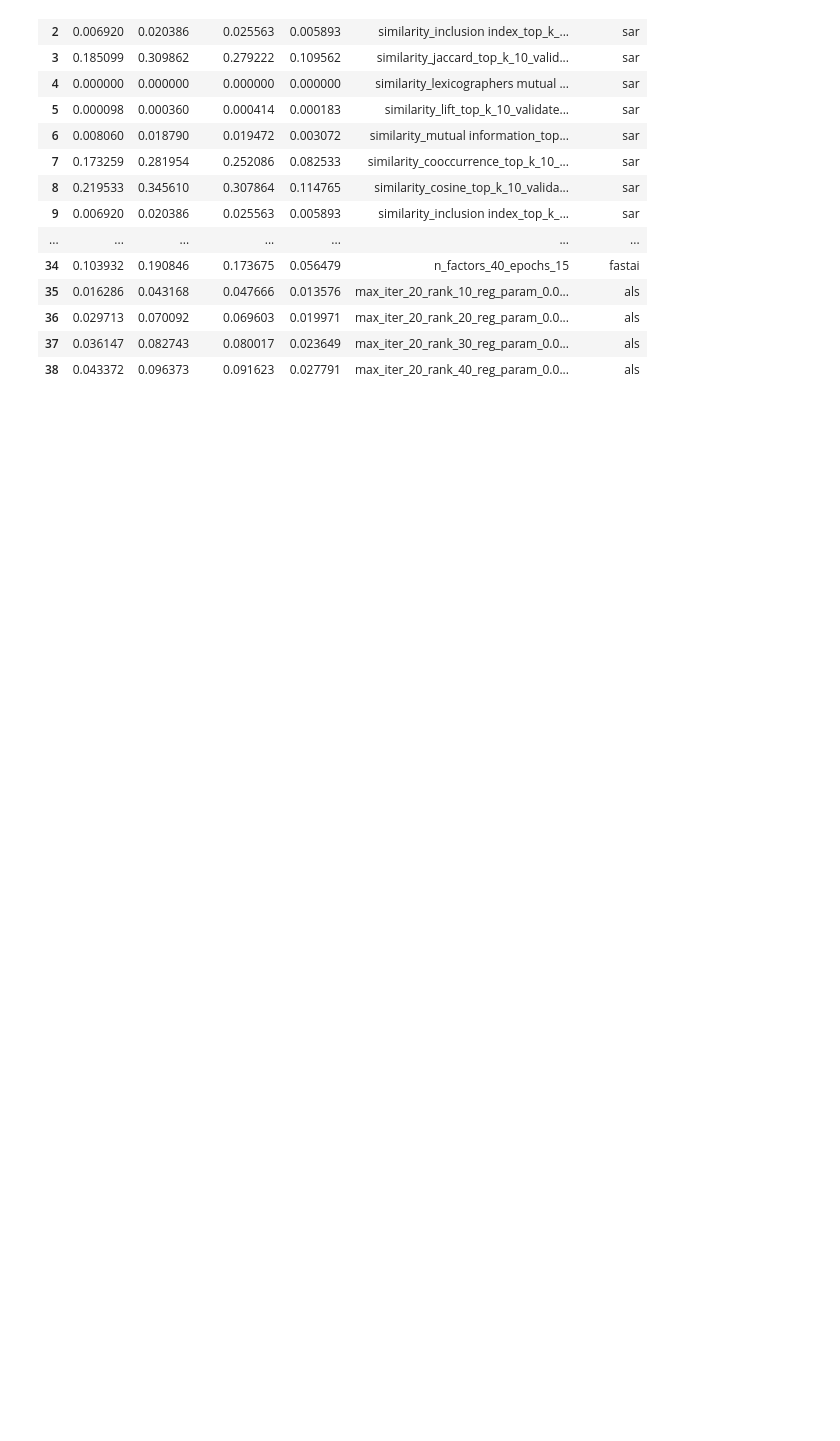
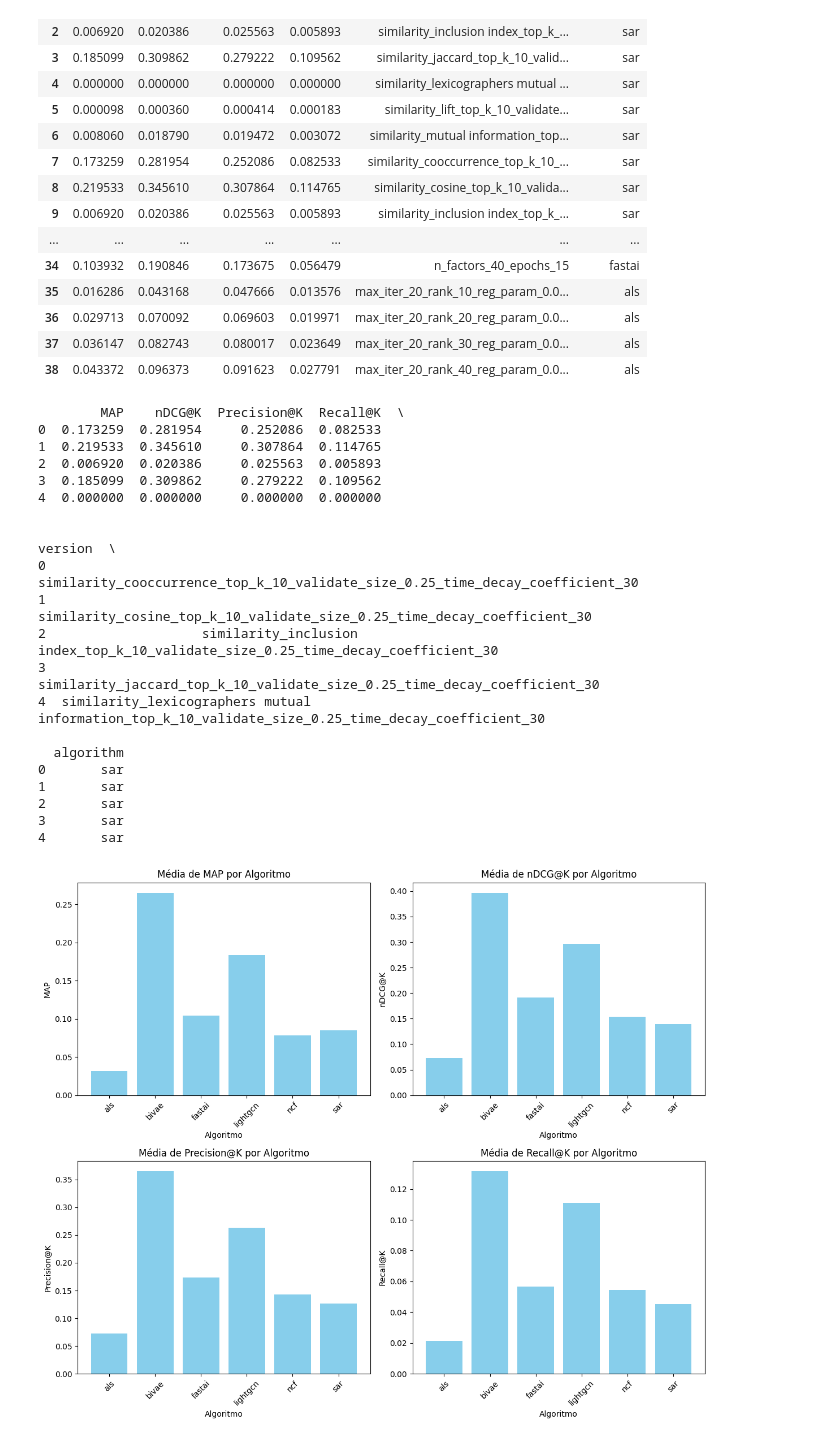
Before and after one commit to hygo2025/cdd-projeto-final, a Jupyter notebook: trabalho.ipynb, the cells around one changed output. Cells and saved outputs as stored; diff of their text form; code cells hidden in the pictures; blank space fills up the shorter version.

```diff
--- a/trabalho.ipynb
+++ b/trabalho.ipynb
@@ -1003,3 +1005,67 @@ full_results.head(100)
 | 36 | 0.029713 | 0.070092 | 0.069603 | 0.019971 | max_iter_20_rank_20_reg_param_0.0... | als |
 | 37 | 0.036147 | 0.082743 | 0.080017 | 0.023649 | max_iter_20_rank_30_reg_param_0.0... | als |
 | 38 | 0.043372 | 0.096373 | 0.091623 | 0.027791 | max_iter_20_rank_40_reg_param_0.0... | als |
+# %%
+import pandas as pd
+import matplotlib.pyplot as plt
+import numpy as np
+
+df = full_results
+
+# Exibe as 5 primeiras linhas para conferência
+print(df.head())
+
+metrics = ['MAP', 'nDCG@K', 'Precision@K', 'Recall@K']
+grouped = df.groupby('algorithm')[metrics].mean().reset_index()
+
+fig, axs = plt.subplots(2, 2, figsize=(12, 10))
+axs = axs.flatten()
+
+for i, metric in enumerate(metrics):
+    axs[i].bar(grouped['algorithm'], grouped[metric], color='skyblue')
+    axs[i].set_title(f"Média de {metric} por Algoritmo")
+    axs[i].set_xlabel("Algoritmo")
+    axs[i].set_ylabel(metric)
+    axs[i].tick_params(axis='x', rotation=45)
+
+plt.tight_layout()
+plt.show()
+
+fig, ax = plt.subplots(figsize=(10, 6))
+
+bar_width = 0.2
+x = np.arange(len(grouped['algorithm']))
+
+# Cria uma barra para cada métrica
+for i, metric in enumerate(metrics):
+    ax.bar(x + i * bar_width, grouped[metric], width=bar_width, label=metric)
+
+ax.set_xticks(x + bar_width * (len(metrics) - 1) / 2)
+ax.set_xticklabels(grouped['algorithm'], rotation=45)
+ax.set_ylabel("Valor")
+ax.set_title("Métricas médias por Algoritmo")
+ax.legend()
+plt.tight_layout()
+plt.show()
+# %% [output]
+        MAP    nDCG@K  Precision@K  Recall@K  \
+0  0.173259  0.281954     0.252086  0.082533
+1  0.219533  0.345610     0.307864  0.114765
+2  0.006920  0.020386     0.025563  0.005893
+3  0.185099  0.309862     0.279222  0.109562
+4  0.000000  0.000000     0.000000  0.000000
+
+                                                                                              version  \
+0                       similarity_cooccurrence_top_k_10_validate_size_0.25_time_decay_coefficient_30
+1                             similarity_cosine_top_k_10_validate_size_0.25_time_decay_coefficient_30
+2                    similarity_inclusion index_top_k_10_validate_size_0.25_time_decay_coefficient_30
+3                            similarity_jaccard_top_k_10_validate_size_0.25_time_decay_coefficient_30
+4  similarity_lexicographers mutual information_top_k_10_validate_size_0.25_time_decay_coefficient_30
+
+  algorithm
+0       sar
+1       sar
+2       sar
+3       sar
+4       sar
+[figure, added]
```
Also changed, not shown: parts of 2 cells of this notebook.
